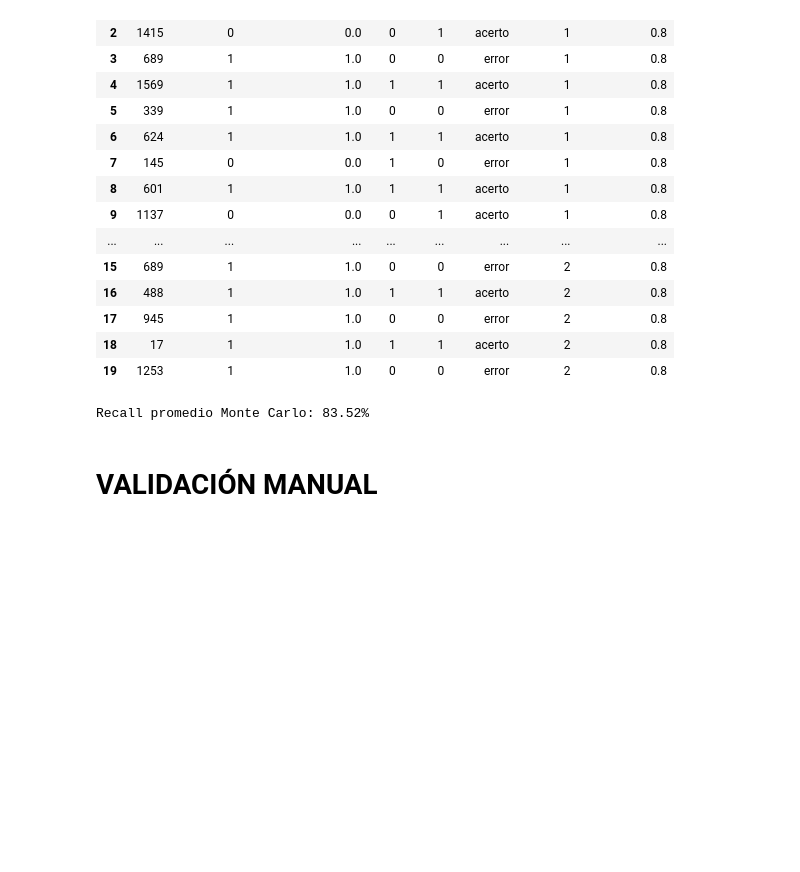
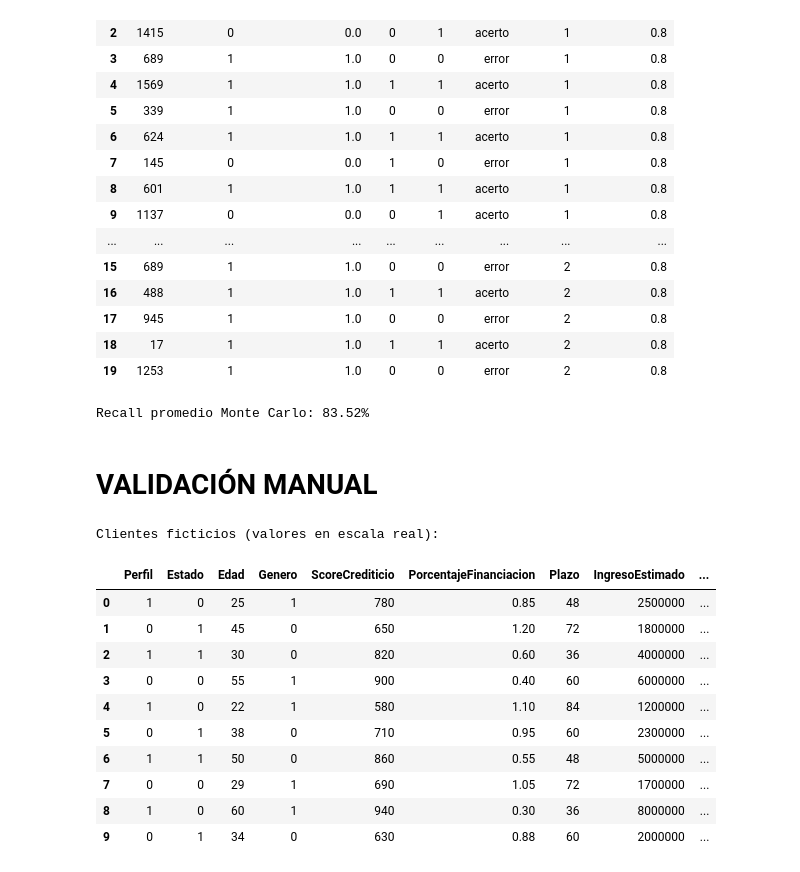
Before and after one commit to yacuervo18/Proyecto-4_Analitica_III, a Jupyter notebook: src/Shap_Validacion_LR.ipynb, the cells around one changed output. Saved outputs shown, nothing was run; the diff lists cells and outputs as text; code cells hidden in the pictures; blank space fills up the shorter version.

```diff
--- a/src/Shap_Validacion_LR.ipynb
+++ b/src/Shap_Validacion_LR.ipynb
@@ -236,3 +236,47 @@ if 'recall_iteracion' in resultados_mc.columns:
 Recall promedio Monte Carlo: 83.52%
 # %% [markdown]
 # VALIDACIÓN MANUAL
+# %%
+# =====================================================
+# SECCIÓN 3.4 - VALIDACIÓN MANUAL CON CLIENTES FICTICIOS
+# =====================================================
+from sklearn.preprocessing import StandardScaler
+
+# Cargar de clientes ficticios desde CSV creado manualmente (valores en escala real)
+ruta_clientes = '/Users/yedisoncuervo/Desktop/Proyecto-4_Analitica_III/Datos/clientes_manual.csv'
+df_clientes = pd.read_csv(ruta_clientes)
+
+print("Clientes ficticios (valores en escala real):")
+display(df_clientes)
+
+# Ajustar StandardScaler con los datos de entrenamiento (sin escalar)
+# Nota: Asegurarse de tener X_train cargado. Si no, cárgalo:
+# X_train = pd.read_pickle('/Users/yedisoncuervo/Desktop/Proyecto-4_Analitica_III/Datos/X_train_shap.pkl')
+
+scaler = StandardScaler()
+scaler.fit(X_train)  # X_train debe tener las mismas columnas
+
+# 3. Escalar los datos de los nuevos clientes
+columnas = X_train.columns  # mismas variables
+X_clientes_scaled = scaler.transform(df_clientes[columnas])
+
+# 4. Predecir probabilidad y clase
+probas = lr_model.predict_proba(X_clientes_scaled)[:, 1]
+preds = lr_model.predict(X_clientes_scaled)
+
+df_clientes['Probabilidad_Riesgo'] = probas
+df_clientes['Prediccion'] = preds
+df_clientes['Clasificacion'] = df_clientes['Prediccion'].map({0: 'No Riesgoso', 1: 'Riesgoso'})
+# %% [output]
+Clientes ficticios (valores en escala real):
+|  | Perfil | Estado | Edad | Genero | ScoreCrediticio | PorcentajeFinanciacion | Plazo | IngresoEstimado | ... |
+| 0 | 1 | 0 | 25 | 1 | 780 | 0.85 | 48 | 2500000 | ... |
+| 1 | 0 | 1 | 45 | 0 | 650 | 1.20 | 72 | 1800000 | ... |
+| 2 | 1 | 1 | 30 | 0 | 820 | 0.60 | 36 | 4000000 | ... |
+| 3 | 0 | 0 | 55 | 1 | 900 | 0.40 | 60 | 6000000 | ... |
+| 4 | 1 | 0 | 22 | 1 | 580 | 1.10 | 84 | 1200000 | ... |
+| 5 | 0 | 1 | 38 | 0 | 710 | 0.95 | 60 | 2300000 | ... |
+| 6 | 1 | 1 | 50 | 0 | 860 | 0.55 | 48 | 5000000 | ... |
+| 7 | 0 | 0 | 29 | 1 | 690 | 1.05 | 72 | 1700000 | ... |
+| 8 | 1 | 0 | 60 | 1 | 940 | 0.30 | 36 | 8000000 | ... |
+| 9 | 0 | 1 | 34 | 0 | 630 | 0.88 | 60 | 2000000 | ... |
```
Also changed, not shown: parts of 1 cell of this notebook, 2 other files.
